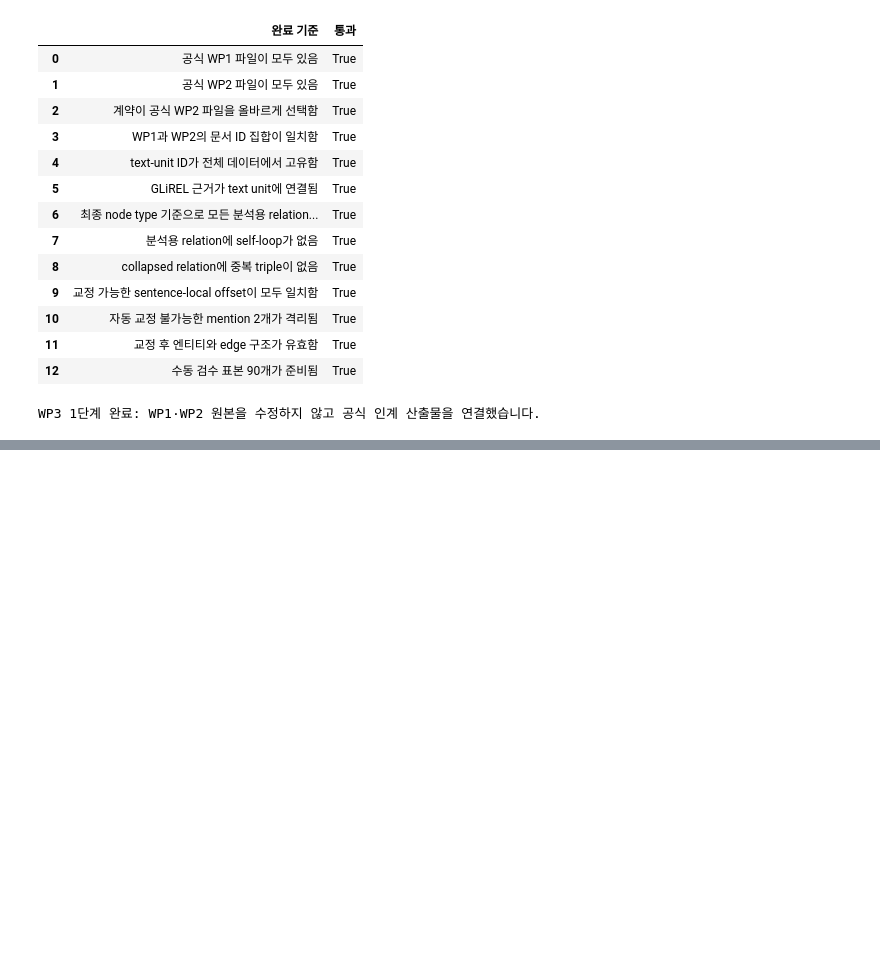
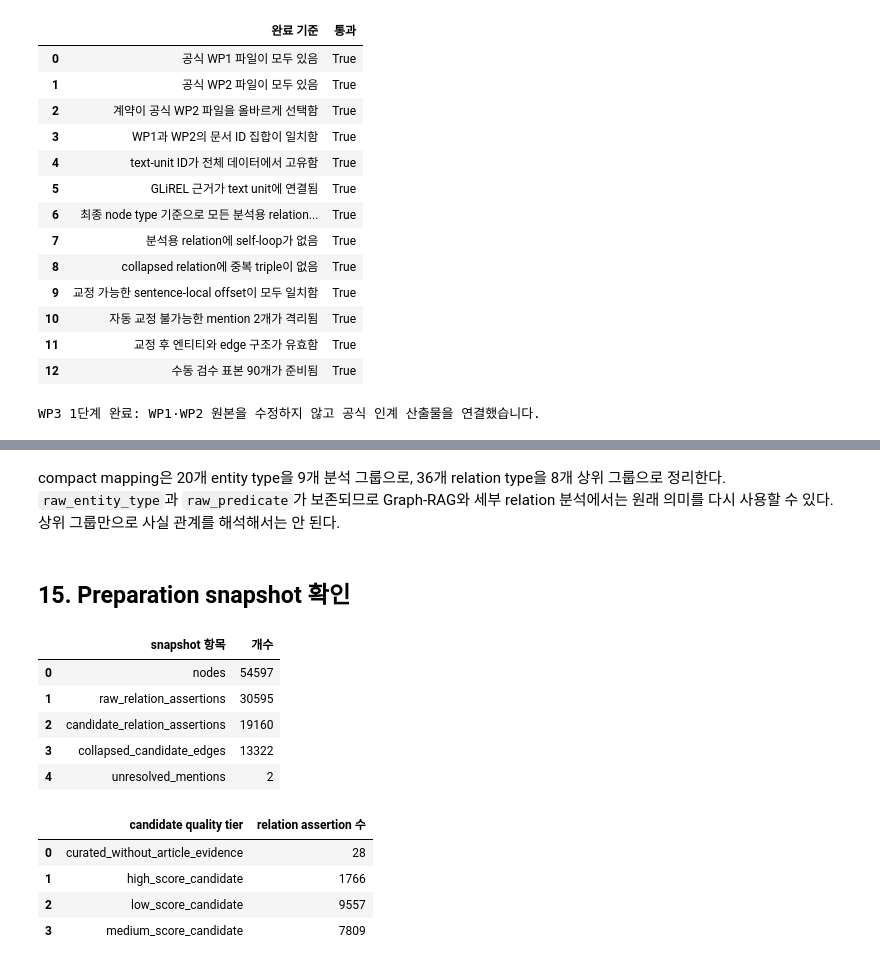
Before and after one commit to jihyeon26/2026-09-CLT-computational_language, a Jupyter notebook: notebooks/stage1_wp3_open_models_contract.ipynb, the cells around one changed output, grey strips where cells are left out. Cells and saved outputs as stored; diff of their text form; code cells hidden in the pictures; blank space fills up the shorter version.

```diff
--- a/notebooks/stage1_wp3_open_models_contract.ipynb
+++ b/notebooks/stage1_wp3_open_models_contract.ipynb
@@ -665,0 +717,42 @@ WP3 2단계에서는 다음 작업을 수행한다.
+# %% [markdown]
+compact mapping은 20개 entity type을 9개 분석 그룹으로, 36개 relation type을 8개 상위 그룹으로
+정리한다. `raw_entity_type`과 `raw_predicate`가 보존되므로 Graph-RAG와 세부 relation 분석에서는
+원래 의미를 다시 사용할 수 있다. 상위 그룹만으로 사실 관계를 해석해서는 안 된다.
+# %% [markdown]
+## 15. Preparation snapshot 확인
+# %%
+manifest_path = PREPARATION_ARTIFACT_DIR / "preparation_manifest.json"
+policy_audit_path = PREPARATION_ARTIFACT_DIR / "policy_audit.json"
+assert manifest_path.exists() and policy_audit_path.exists()
+
+preparation_manifest = json.loads(manifest_path.read_text(encoding="utf-8"))
+policy_audit = json.loads(policy_audit_path.read_text(encoding="utf-8"))
+display(
+    pd.DataFrame(
+        preparation_manifest["counts"].items(),
+        columns=["snapshot 항목", "개수"],
+    )
+)
+display(
+    pd.DataFrame(
+        policy_audit["quality_tiers_in_candidate_graph"].items(),
+        columns=["candidate quality tier", "relation assertion 수"],
+    )
+)
+
+assert preparation_manifest["status"] == "candidate_graph_only_pending_human_relation_review"
+assert preparation_manifest["counts"]["candidate_relation_assertions"] == len(analysis_relations)
+assert policy_audit["human_validated_relations"] == 0
+assert not policy_audit["ai_prescreen_used_as_exclusion_policy"]
+# %% [output]
+|  | snapshot 항목 | 개수 |
+| 0 | nodes | 54597 |
+| 1 | raw_relation_assertions | 30595 |
+| 2 | candidate_relation_assertions | 19160 |
+| 3 | collapsed_candidate_edges | 13322 |
+| 4 | unresolved_mentions | 2 |
+|  | candidate quality tier | relation assertion 수 |
+| 0 | curated_without_article_evidence | 28 |
+| 1 | high_score_candidate | 1766 |
+| 2 | low_score_candidate | 9557 |
+| 3 | medium_score_candidate | 7809 |
```
Also changed, not shown: parts of 11 cells of this notebook, 1 other file.
